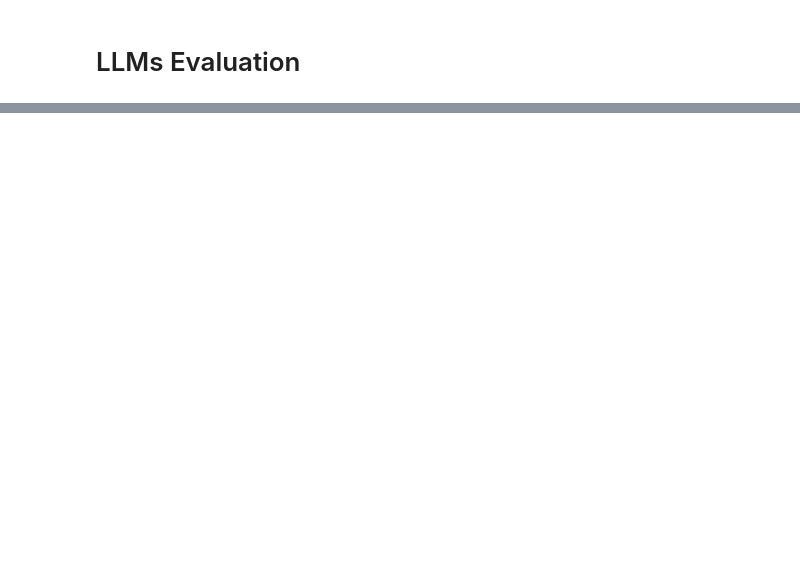
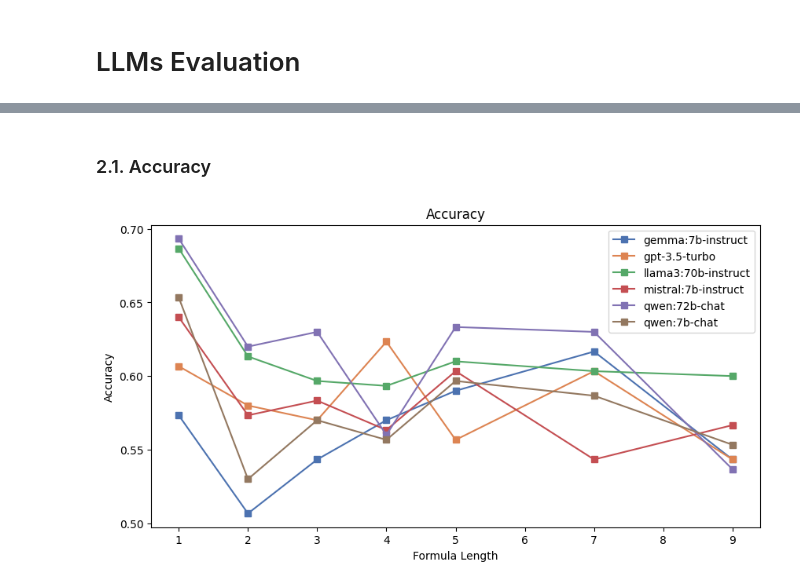
Before and after one commit to RutaTang/LTLBench, a Jupyter notebook: analysis.ipynb, the cells around one changed output, grey strips where cells are left out. Saved outputs shown, nothing was run; the diff lists cells and outputs as text; code cells hidden in the pictures; blank space fills up the shorter version.

```diff
--- a/analysis.ipynb
+++ b/analysis.ipynb
@@ -184,0 +190,17 @@ metrics(data)
+# %%
+models = ["gpt-3.5-turbo", "llama3:70b-instruct", "qwen:72b-chat", "gemma:7b-instruct", "qwen:7b-chat",
+          "mistral:7b-instruct"]
+# %%
+models_metrics = {}
+for model in models:
+    path = get_evaluation_file_path(event_n=3, formula_n=3, count=2000, model=model)
+    if not os.path.exists(path):
+        warnings.warn(f"Evaluation file of model {model} does not exist.", UserWarning)
+        continue
+    data = pd.read_csv(path)
+    data['answer'] = data['answer'].apply(lambda x: 1 if x else 0)
+    data['prediction'] = data['prediction'].astype(int)
+    models_metrics[model] = metrics(data)['raw']
+
+df = pd.DataFrame(models_metrics)
+df.transpose()
@@ -184,0 +217,22 @@ metrics(data)
+# %%
+event_n = 2
+count = 300
+formulas = [1, 2, 3, 4, 5, 7, 9]
+
+models_data_df = pd.DataFrame()
+for model in models:
+    data = {}
+    for formula_n in formulas:
+        path = get_evaluation_file_path(event_n=event_n, formula_n=formula_n, count=count, model=model)
+        if not os.path.exists(path):
+            warnings.warn(f"Evaluation file of model {model} does not exist.", UserWarning)
+            continue
+        df = pd.read_csv(path)
+        df['answer'] = df['answer'].apply(lambda x: 1 if x else 0)
+        df['prediction'] = df['prediction'].astype(int)
+        data[formula_n] = metrics(df)['raw']
+    df = pd.DataFrame(data).transpose().reset_index().rename(columns={'index': 'formula_length'})
+    df['model'] = model
+    models_data_df = pd.concat([models_data_df, df], ignore_index=True)
+
+models_data_df
@@ -184,0 +257,9 @@ metrics(data)
+# %% [markdown]
+### 2.1. Accuracy
+# %%
+x_ticks = list(np.arange(1, 10))
+y_ticks = list(np.arange(0.5, 0.75, 0.05))
+plot_lines(models_data_df, x='formula_length', y='accuracy', z='model', title='Accuracy', x_label='Formula Length',
+           y_label='Accuracy', x_ticks=x_ticks, y_ticks=y_ticks)
+# %% [output]
+[figure, added]
```
Also changed, not shown: parts of 40 cells of this notebook, 19 other files.
